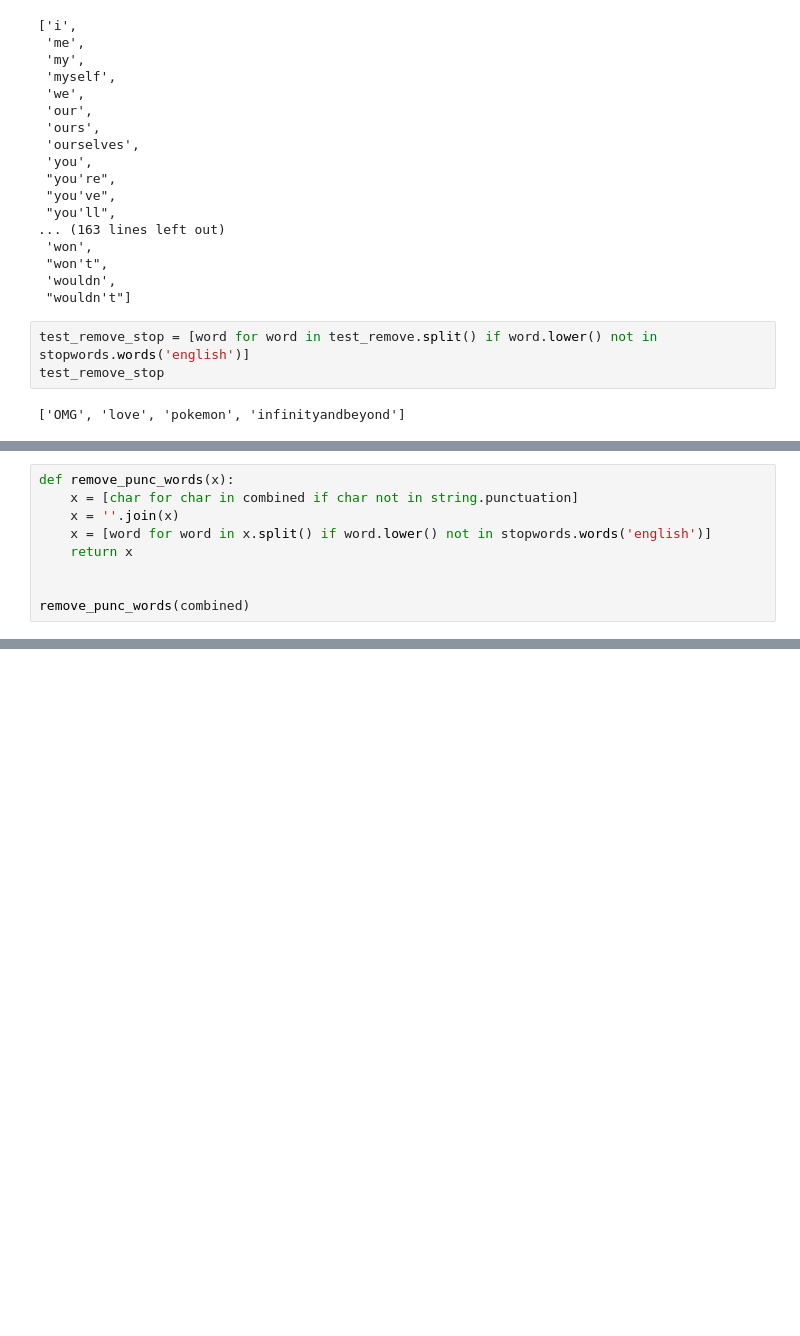
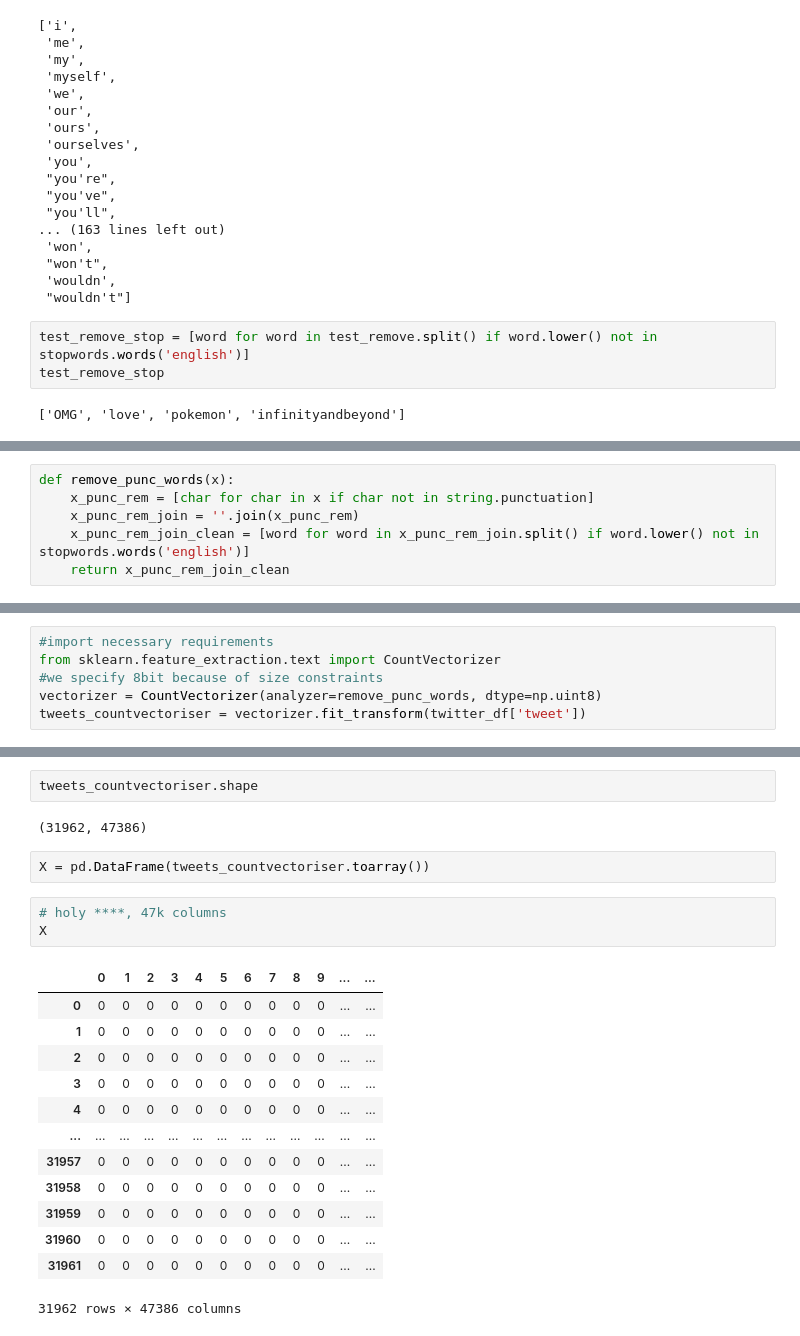
Before and after one commit to mitzu-93/twitter-sentiment, a Jupyter notebook: sentiment-analysis.ipynb, the cells around one changed output, grey strips where cells are left out. Cells and saved outputs as stored; diff of their text form; blank space fills up the shorter version.

Commit message:
created a pipeline to clean the data, vectorised and tokenized the data

```diff
--- a/sentiment-analysis.ipynb
+++ b/sentiment-analysis.ipynb
@@ -291,9 +287,6 @@ combined = 'Here is a test string, that has a bunch of things. Some things we wi
 # %%
 def remove_punc_words(x):
-    x = [char for char in combined if char not in string.punctuation]
-    x = ''.join(x)
-    x = [word for word in x.split() if word.lower() not in stopwords.words('english')]
-    return x
-
-
-remove_punc_words(combined)
+    x_punc_rem = [char for char in x if char not in string.punctuation]
+    x_punc_rem_join = ''.join(x_punc_rem)
+    x_punc_rem_join_clean = [word for word in x_punc_rem_join.split() if word.lower() not in stopwords.words('english')]
+    return x_punc_rem_join_clean
@@ -311,0 +302,6 @@ remove_punc_words(combined)
+# %%
+#import necessary requirements
+from sklearn.feature_extraction.text import CountVectorizer
+#we specify 8bit because of size constraints
+vectorizer = CountVectorizer(analyzer=remove_punc_words, dtype=np.uint8)
+tweets_countvectoriser = vectorizer.fit_transform(twitter_df['tweet'])
@@ -311,0 +321,23 @@ remove_punc_words(combined)
+# %%
+tweets_countvectoriser.shape
+# %% [output]
+(31962, 47386)
+# %%
+X = pd.DataFrame(tweets_countvectoriser.toarray())
+# %%
+# holy ****, 47k columns
+X
+# %% [output]
+|  | 0 | 1 | 2 | 3 | 4 | 5 | 6 | 7 | 8 | 9 | ... | ... |
+| 0 | 0 | 0 | 0 | 0 | 0 | 0 | 0 | 0 | 0 | 0 | ... | ... |
+| 1 | 0 | 0 | 0 | 0 | 0 | 0 | 0 | 0 | 0 | 0 | ... | ... |
+| 2 | 0 | 0 | 0 | 0 | 0 | 0 | 0 | 0 | 0 | 0 | ... | ... |
+| 3 | 0 | 0 | 0 | 0 | 0 | 0 | 0 | 0 | 0 | 0 | ... | ... |
+| 4 | 0 | 0 | 0 | 0 | 0 | 0 | 0 | 0 | 0 | 0 | ... | ... |
+| ... | ... | ... | ... | ... | ... | ... | ... | ... | ... | ... | ... | ... |
+| 31957 | 0 | 0 | 0 | 0 | 0 | 0 | 0 | 0 | 0 | 0 | ... | ... |
+| 31958 | 0 | 0 | 0 | 0 | 0 | 0 | 0 | 0 | 0 | 0 | ... | ... |
+| 31959 | 0 | 0 | 0 | 0 | 0 | 0 | 0 | 0 | 0 | 0 | ... | ... |
+| 31960 | 0 | 0 | 0 | 0 | 0 | 0 | 0 | 0 | 0 | 0 | ... | ... |
+| 31961 | 0 | 0 | 0 | 0 | 0 | 0 | 0 | 0 | 0 | 0 | ... | ... |
+31962 rows × 47386 columns
```
Also changed, not shown: parts of 12 cells of this notebook.
